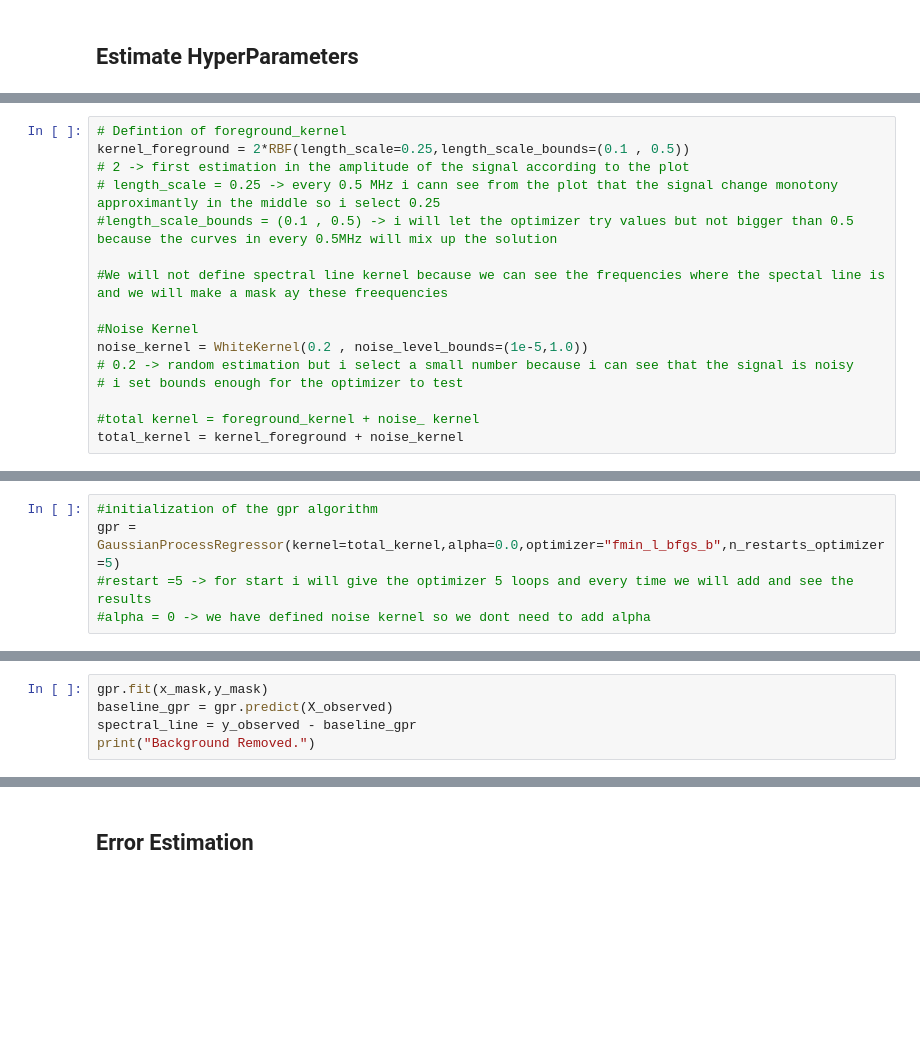
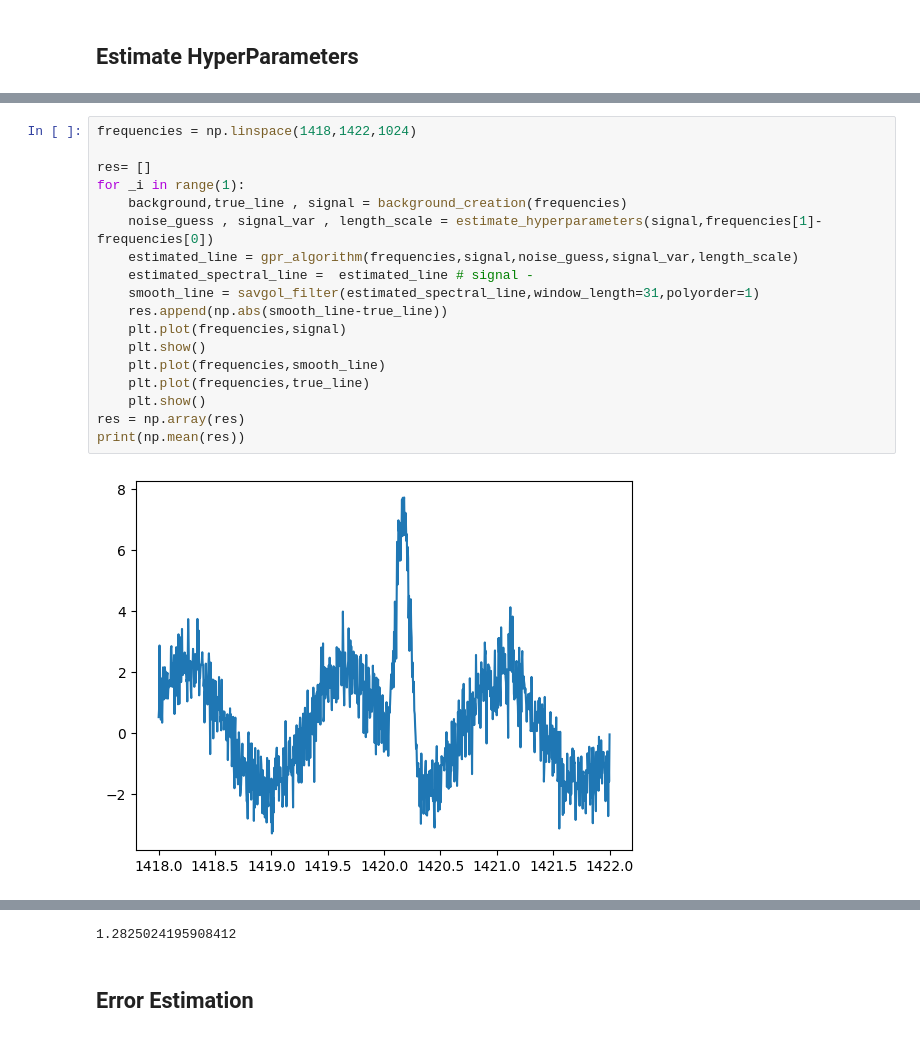
Before and after one commit to Astro-BEAM-AUTh/data-analysis, a Jupyter notebook: BackgroundRemoval/GPR/GPR_Testing.ipynb, the cells around one changed output, grey strips where cells are left out. Drawn from its saved outputs; the diff is of its cells as text; blank space fills up the shorter version.

```diff
--- a/BackgroundRemoval/GPR/GPR_Testing.ipynb
+++ b/BackgroundRemoval/GPR/GPR_Testing.ipynb
@@ -191,16 +177,0 @@ SignalType.POLY
-# %%
-# Defintion of foreground_kernel
-kernel_foreground = 2*RBF(length_scale=0.25,length_scale_bounds=(0.1 , 0.5))
-# 2 -> first estimation in the amplitude of the signal according to the plot
-# length_scale = 0.25 -> every 0.5 MHz i cann see from the plot that the signal change monotony approximantly in the middle so i select 0.25
-#length_scale_bounds = (0.1 , 0.5) -> i will let the optimizer try values but not bigger than 0.5 because the curves in every 0.5MHz will mix up the solution
-
-#We will not define spectral line kernel because we can see the frequencies where the spectal line is and we will make a mask ay these freequencies
-
-#Noise Kernel
-noise_kernel = WhiteKernel(0.2 , noise_level_bounds=(1e-5,1.0))
-# 0.2 -> random estimation but i select a small number because i can see that the signal is noisy
-# i set bounds enough for the optimizer to test
-
-#total kernel = foreground_kernel + noise_ kernel
-total_kernel = kernel_foreground + noise_kernel
@@ -274,5 +177,0 @@ Training GPR with 870 samples
-# %%
-#initialization of the gpr algorithm
-gpr = GaussianProcessRegressor(kernel=total_kernel,alpha=0.0,optimizer="fmin_l_bfgs_b",n_restarts_optimizer=5)
-#restart =5 -> for start i will give the optimizer 5 loops and every time we will add and see the results
-#alpha = 0 -> we have defined noise kernel so we dont need to add alpha
@@ -281,5 +177,0 @@ gpr = GaussianProcessRegressor(kernel=total_kernel,alpha=0.0,optimizer="fmin_l_b
-# %%
-gpr.fit(x_mask,y_mask)
-baseline_gpr = gpr.predict(X_observed)
-spectral_line = y_observed - baseline_gpr
-print("Background Removed.")
@@ -287,0 +260,20 @@ Background Removed.
+# %%
+frequencies = np.linspace(1418,1422,1024)
+
+res= []
+for _i in range(1):
+    background,true_line , signal = background_creation(frequencies)
+    noise_guess , signal_var , length_scale = estimate_hyperparameters(signal,frequencies[1]-frequencies[0])
+    estimated_line = gpr_algorithm(frequencies,signal,noise_guess,signal_var,length_scale)
+    estimated_spectral_line =  estimated_line # signal -
+    smooth_line = savgol_filter(estimated_spectral_line,window_length=31,polyorder=1)
+    res.append(np.abs(smooth_line-true_line))
+    plt.plot(frequencies,signal)
+    plt.show()
+    plt.plot(frequencies,smooth_line)
+    plt.plot(frequencies,true_line)
+    plt.show()
+res = np.array(res)
+print(np.mean(res))
+# %% [output]
+[figure, added]
@@ -288,3 +281,4 @@ Background Removed.
+1.2825024195908412
 # %% [markdown]
 ## Error Estimation
 # %% [markdown]
```
Also changed, not shown: parts of 19 cells of this notebook, 1 other file.
